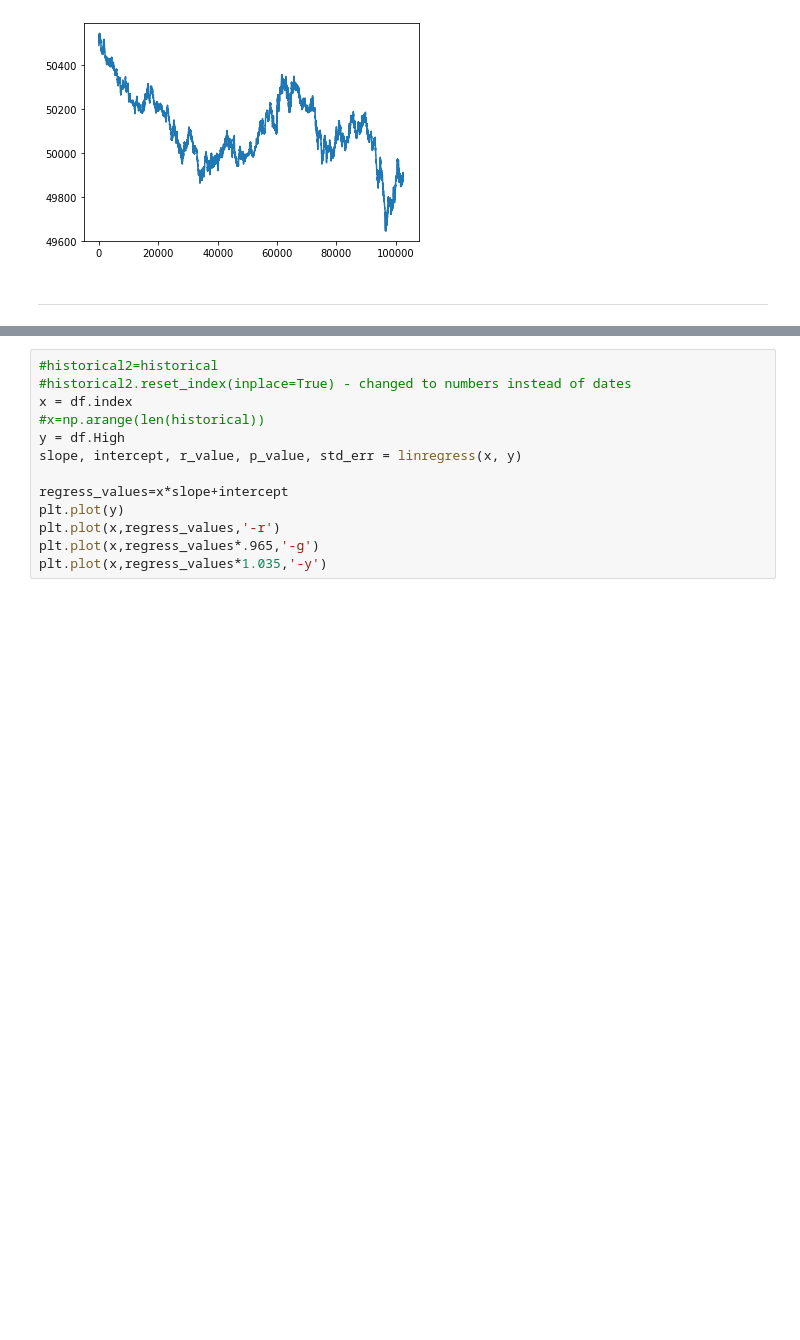
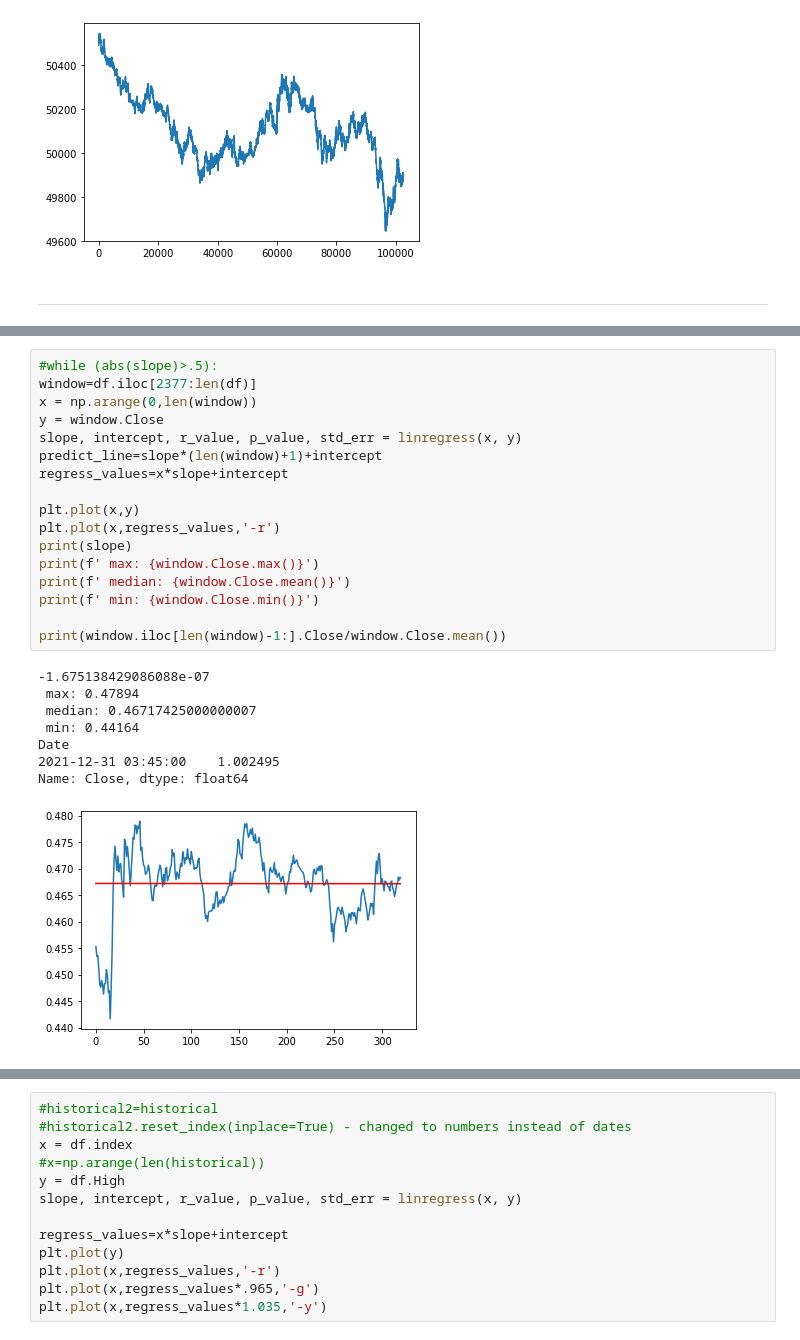
Before and after one commit to julia-claira/crypto, a Jupyter notebook: historical_data.ipynb, the cells around one changed output, grey strips where cells are left out. Cells and saved outputs as stored; diff of their text form; blank space fills up the shorter version.

```diff
--- a/historical_data.ipynb
+++ b/historical_data.ipynb
@@ -180,0 +186,26 @@ historical
+# %%
+#while (abs(slope)>.5):
+window=df.iloc[2377:len(df)]
+x = np.arange(0,len(window))
+y = window.Close
+slope, intercept, r_value, p_value, std_err = linregress(x, y)
+predict_line=slope*(len(window)+1)+intercept
+regress_values=x*slope+intercept
+
+plt.plot(x,y)
+plt.plot(x,regress_values,'-r')
+print(slope)
+print(f' max: {window.Close.max()}')
+print(f' median: {window.Close.mean()}')
+print(f' min: {window.Close.min()}')
+
+print(window.iloc[len(window)-1:].Close/window.Close.mean())
+# %% [output]
+-1.675138429086088e-07
+ max: 0.47894
+ median: 0.46717425000000007
+ min: 0.44164
+Date
+2021-12-31 03:45:00    1.002495
+Name: Close, dtype: float64
+[figure, added]
```
Also changed, not shown: parts of 9 cells of this notebook.
